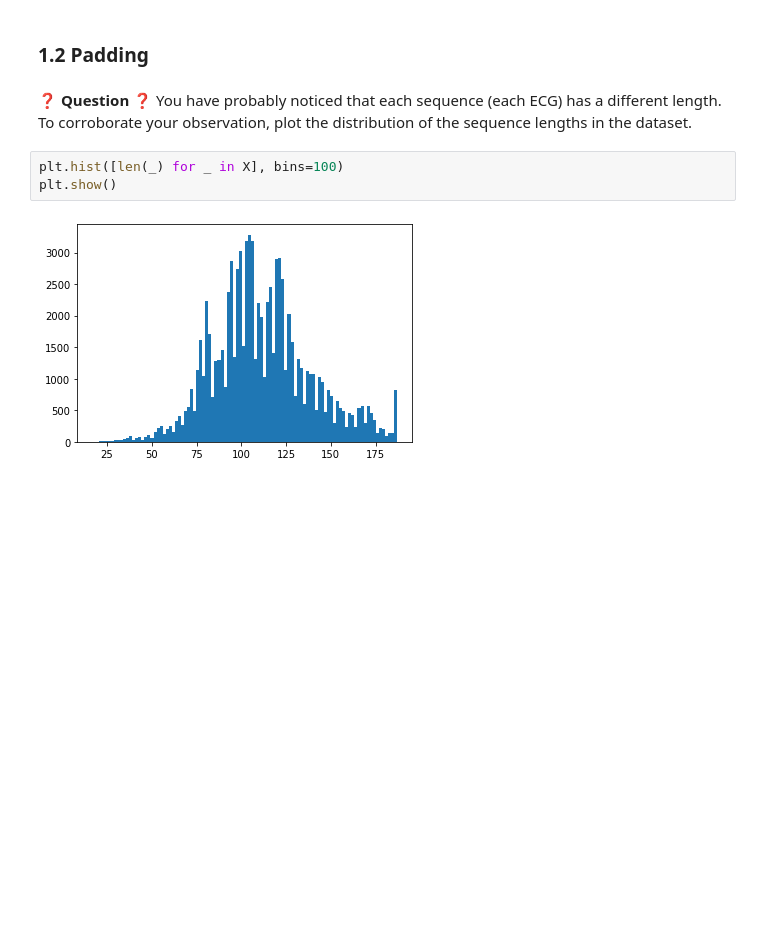
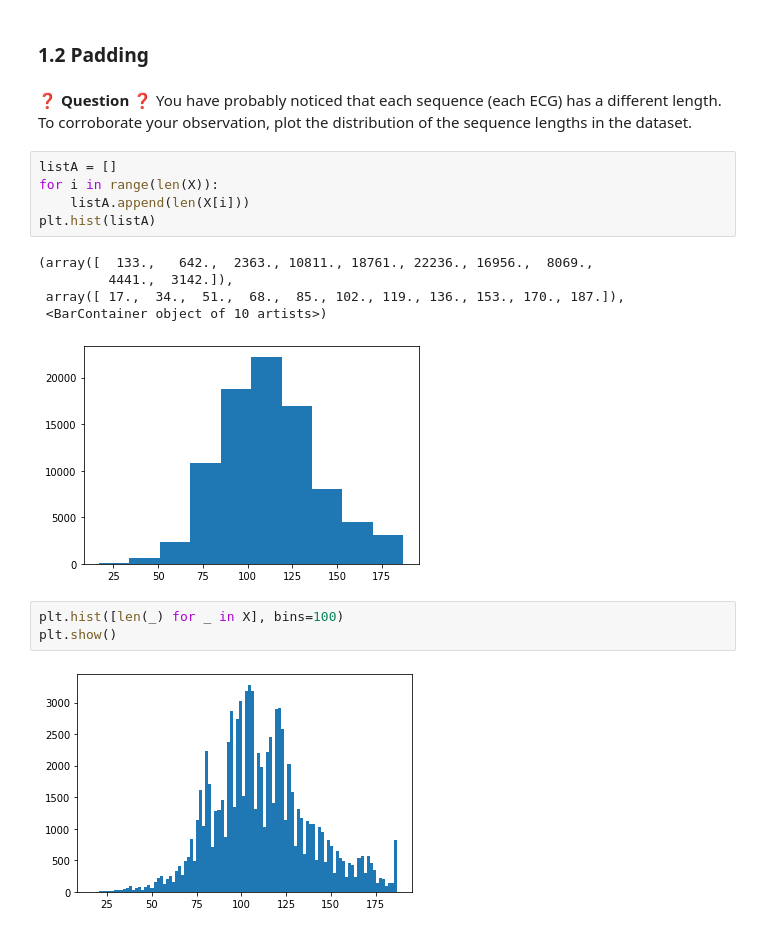
Before and after one commit to matheussposito/data-challenges-832, a Jupyter notebook: 06-Deep-Learning/04-Recurrent-Neural-Networks/02-Classify-Electrocardiograms/classify_electrocardiograms.ipynb, the cells around one changed output. Cells and saved outputs as stored; diff of their text form; blank space fills up the shorter version.

```diff
--- a/06-Deep-Learning/04-Recurrent-Neural-Networks/02-Classify-Electrocardiograms/classify_electrocardiograms.ipynb
+++ b/06-Deep-Learning/04-Recurrent-Neural-Networks/02-Classify-Electrocardiograms/classify_electrocardiograms.ipynb
@@ -71,6 +69,17 @@ plt.show()
 ### 1.2 Padding
 # %% [markdown]
 ❓ **Question** ❓ You have probably noticed that each sequence (each ECG) has a different length. To corroborate your observation, plot the distribution of the sequence lengths in the dataset.
+# %%
+listA = []
+for i in range(len(X)):
+    listA.append(len(X[i]))
+plt.hist(listA)
+# %% [output]
+(array([  133.,   642.,  2363., 10811., 18761., 22236., 16956.,  8069.,
+         4441.,  3142.]),
+ array([ 17.,  34.,  51.,  68.,  85., 102., 119., 136., 153., 170., 187.]),
+ <BarContainer object of 10 artists>)
+[figure, added]
 # %%
 plt.hist([len(_) for _ in X], bins=100)
 plt.show()
```
Also changed, not shown: parts of 10 cells of this notebook, 3 other files.
